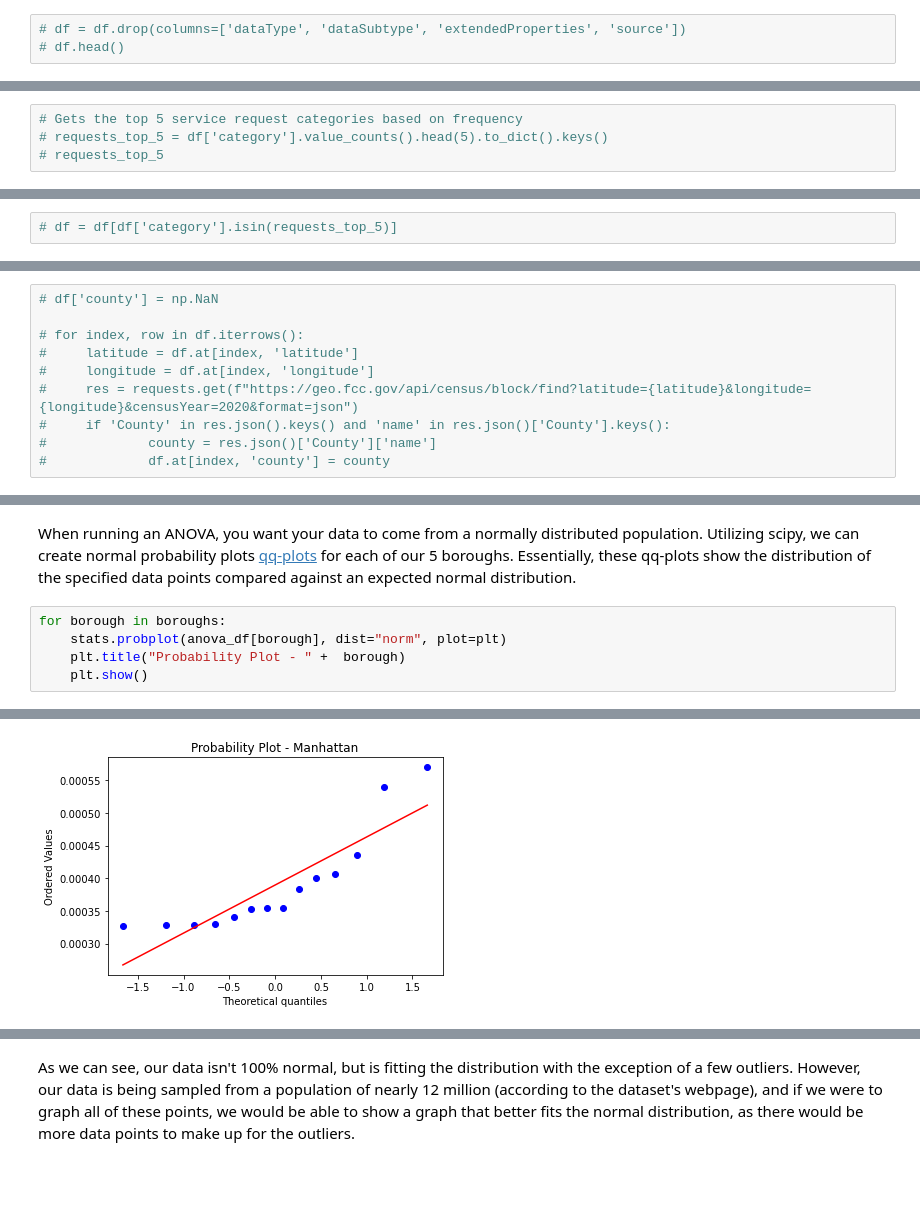
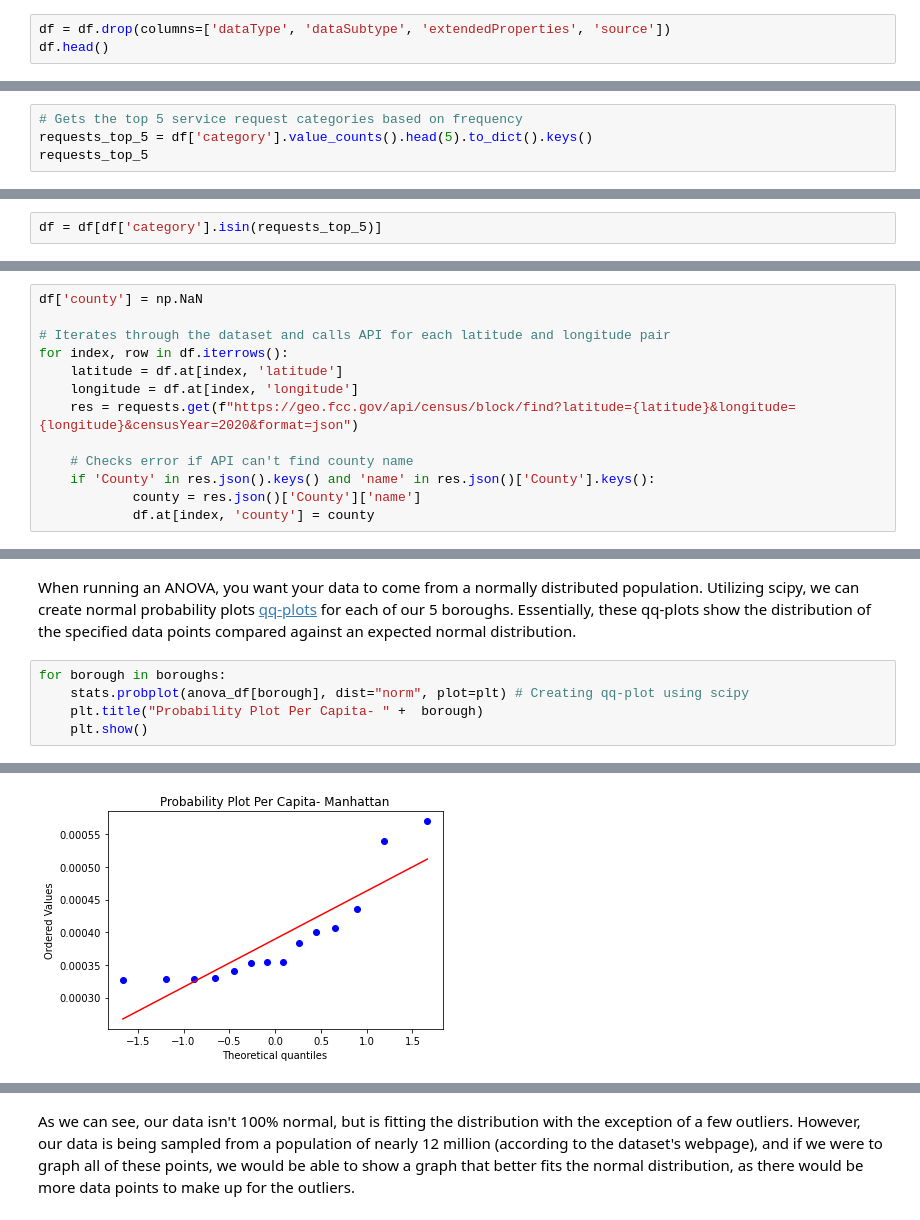
Before and after one commit to sadena27/sadena27.github.io, a Jupyter notebook: Final Project.ipynb, the cells around one changed output, grey strips where cells are left out. Cells and saved outputs as stored; diff of their text form; blank space fills up the shorter version.

```diff
--- a/Final Project.ipynb
+++ b/Final Project.ipynb
@@ -42,5 +54,5 @@ Adapted from [Microsoft](https://docs.microsoft.com/en-us/azure/open-datasets/da
 # %% [markdown]
 After looking at the rows above and realizing that all of them are just the same value and not relevant to our analysis, we decided that it would be best to remove these rows entirely in order to not clutter our data.
 # %%
-# df = df.drop(columns=['dataType', 'dataSubtype', 'extendedProperties', 'source'])
-# df.head()
+df = df.drop(columns=['dataType', 'dataSubtype', 'extendedProperties', 'source'])
+df.head()
@@ -52,5 +73,5 @@ Now let's see how many categories of service requests there are.
 It would be difficult to analyze all 171 different service requests categories so for this project we're going to narrow it down to the top 5 most frequent service requests.
 # %%
 # Gets the top 5 service request categories based on frequency
-# requests_top_5 = df['category'].value_counts().head(5).to_dict().keys()
-# requests_top_5
+requests_top_5 = df['category'].value_counts().head(5).to_dict().keys()
+requests_top_5
@@ -57,19 +80,22 @@ It would be difficult to analyze all 171 different service requests categories s
 # %% [markdown]
 We'll get rid of the rows that don't have a service request that are the 5 most frequent.
 # %%
-# df = df[df['category'].isin(requests_top_5)]
+df = df[df['category'].isin(requests_top_5)]
 # %% [markdown]
 Now we're going to use the [Federal Communications Commission API](https://geo.fcc.gov/api/census/) to get the county of each row based on the latitude and longitude and add it as a new column. We chose to utilize this API because after experimenting with a number of different online python libraries such as `geopy`, we found that this was not only the quickest option in terms of time (still a long time, but faster than others), but it also had the least amount of errors in terms of being able to find the correct county from the latitude and longitude.
 # %%
-# df['county'] = np.NaN
+df['county'] = np.NaN
 
-# for index, row in df.iterrows():
-#     latitude = df.at[index, 'latitude']
-#     longitude = df.at[index, 'longitude']
-#     res = requests.get(f"https://geo.fcc.gov/api/census/block/find?latitude={latitude}&longitude={longitude}&censusYear=2020&format=json")
-#     if 'County' in res.json().keys() and 'name' in res.json()['County'].keys():
-#             county = res.json()['County']['name']
-#             df.at[index, 'county'] = county
+# Iterates through the dataset and calls API for each latitude and longitude pair
+for index, row in df.iterrows():
+    latitude = df.at[index, 'latitude']
+    longitude = df.at[index, 'longitude']
+    res = requests.get(f"https://geo.fcc.gov/api/census/block/find?latitude={latitude}&longitude={longitude}&censusYear=2020&format=json")
+
+    # Checks error if API can't find county name
+    if 'County' in res.json().keys() and 'name' in res.json()['County'].keys():
+            county = res.json()['County']['name']
+            df.at[index, 'county'] = county
 # %% [markdown]
 Now we're going to get rid of the rows that don't have a county.
 # %%
@@ -436,7 +480,7 @@ anova_df
 When running an ANOVA, you want your data to come from a normally distributed population. Utilizing scipy, we can create normal probability plots [qq-plots](https://analyse-it.com/docs/user-guide/distribution/continuous/normal-probability-plot#:~:text=A%20normal%20probability%20plot%2C%20or,approximately%20on%20a%20straight%20line) for each of our 5 boroughs. Essentially, these qq-plots show the distribution of the specified data points compared against an expected normal distribution.
 # %%
 for borough in boroughs:
-    stats.probplot(anova_df[borough], dist="norm", plot=plt)
-    plt.title("Probability Plot - " +  borough)
+    stats.probplot(anova_df[borough], dist="norm", plot=plt) # Creating qq-plot using scipy
+    plt.title("Probability Plot Per Capita- " +  borough)
     plt.show()
 # %% [output]
@@ -446 +490 @@ for borough in boroughs:
-[figure, old version]
+[figure, new version]
```
Also changed, not shown: parts of 30 cells of this notebook, 3 other files.
